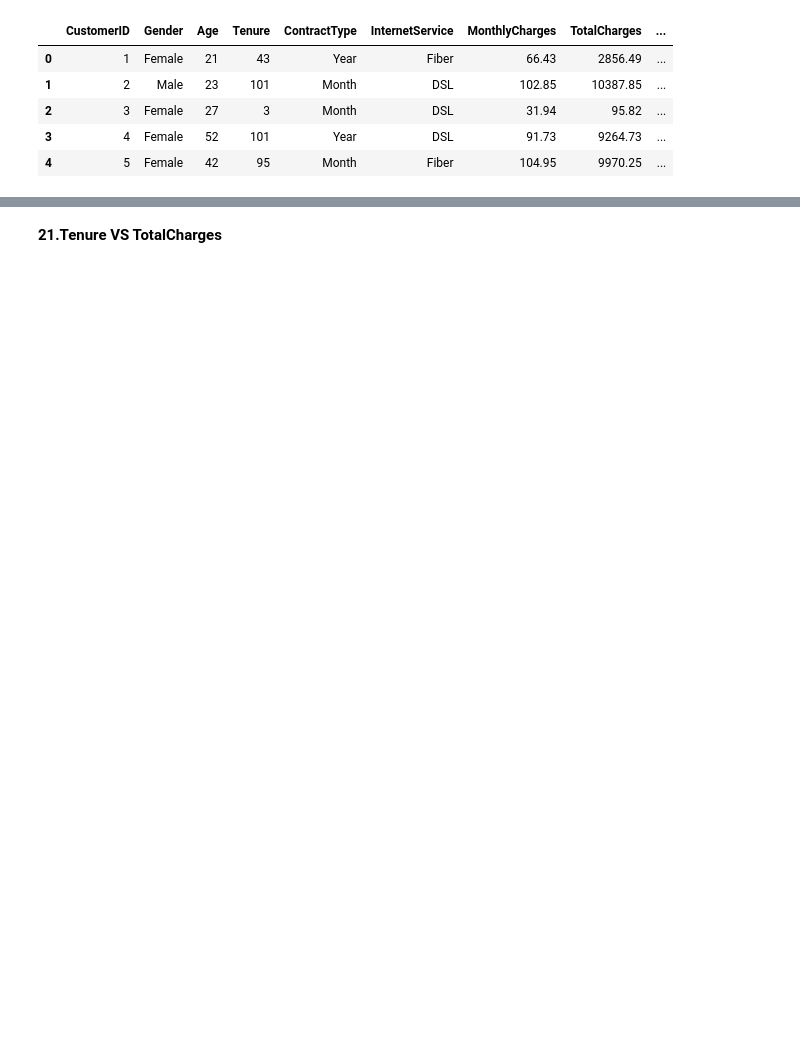
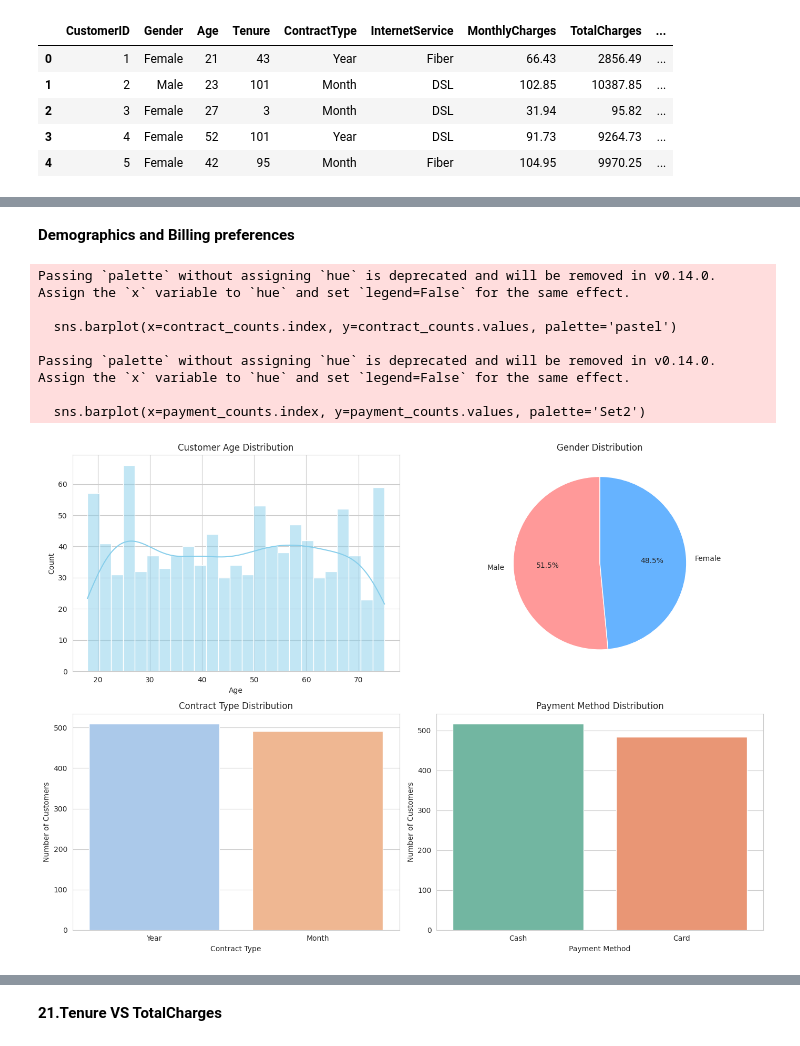
Before and after one commit to AbijuruDivine/etl-pipeline-python, a Jupyter notebook: Telecom_project.ipynb, the cells around one changed output, grey strips where cells are left out. Saved outputs shown, nothing was run; the diff lists cells and outputs as text; code cells hidden in the pictures; blank space fills up the shorter version.

```diff
--- a/Telecom_project.ipynb
+++ b/Telecom_project.ipynb
@@ -115,0 +236,47 @@ df[['TotalCharges','MonthlyCharges']].describe()
+# %% [markdown]
+**Demographics and Billing preferences**
+# %%
+# Set style
+sns.set_style("whitegrid")
+plt.figure(figsize=(14, 10))
+
+# 1. Demographics: Age distribution (histogram + KDE)
+plt.subplot(2, 2, 1)
+sns.histplot(df['Age'], bins=25, kde=True, color='skyblue')
+plt.title('Customer Age Distribution')
+plt.xlabel('Age')
+plt.ylabel('Count')
+
+# 2. Demographics: Gender proportion (pie chart)
+plt.subplot(2, 2, 2)
+gender_counts = df['Gender'].value_counts()
+plt.pie(gender_counts, labels=gender_counts.index, autopct='%1.1f%%', startangle=90, colors=['#ff9999','#66b3ff'])
+plt.title('Gender Distribution')
+
+# 3. Billing preference: Contract Type (bar chart)
+plt.subplot(2, 2, 3)
+contract_counts = df['ContractType'].value_counts()
+sns.barplot(x=contract_counts.index, y=contract_counts.values, palette='pastel')
+plt.title('Contract Type Distribution')
+plt.xlabel('Contract Type')
+plt.ylabel('Number of Customers')
+
+# 4. Billing preference: Payment Method (bar chart)
+plt.subplot(2, 2, 4)
+payment_counts = df['PaymentMethod'].value_counts()
+sns.barplot(x=payment_counts.index, y=payment_counts.values, palette='Set2')
+plt.title('Payment Method Distribution')
+plt.xlabel('Payment Method')
+plt.ylabel('Number of Customers')
+
+plt.tight_layout()
+plt.show()
+# %% [output]
+Passing `palette` without assigning `hue` is deprecated and will be removed in v0.14.0. Assign the `x` variable to `hue` and set `legend=False` for the same effect.
+
+  sns.barplot(x=contract_counts.index, y=contract_counts.values, palette='pastel')
+
+Passing `palette` without assigning `hue` is deprecated and will be removed in v0.14.0. Assign the `x` variable to `hue` and set `legend=False` for the same effect.
+
+  sns.barplot(x=payment_counts.index, y=payment_counts.values, palette='Set2')
+[figure, added]
```
Also changed, not shown: parts of 100 cells of this notebook.
